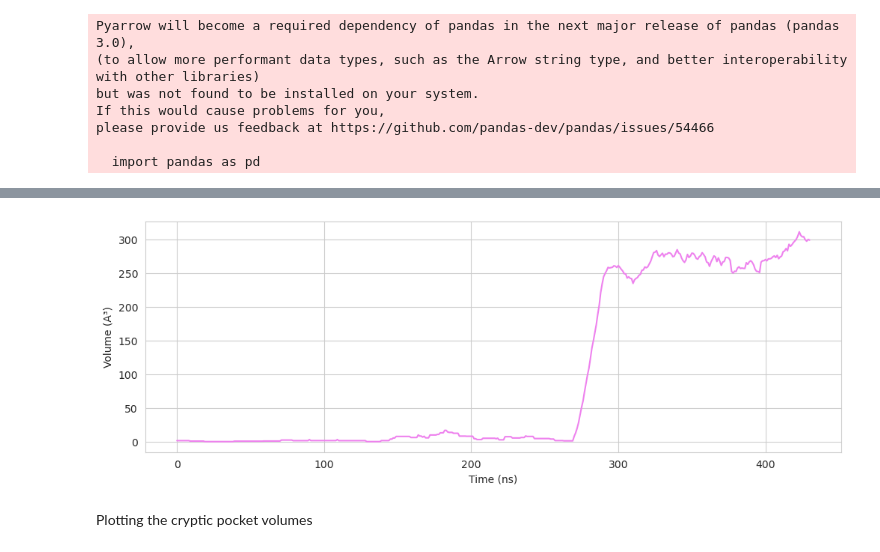
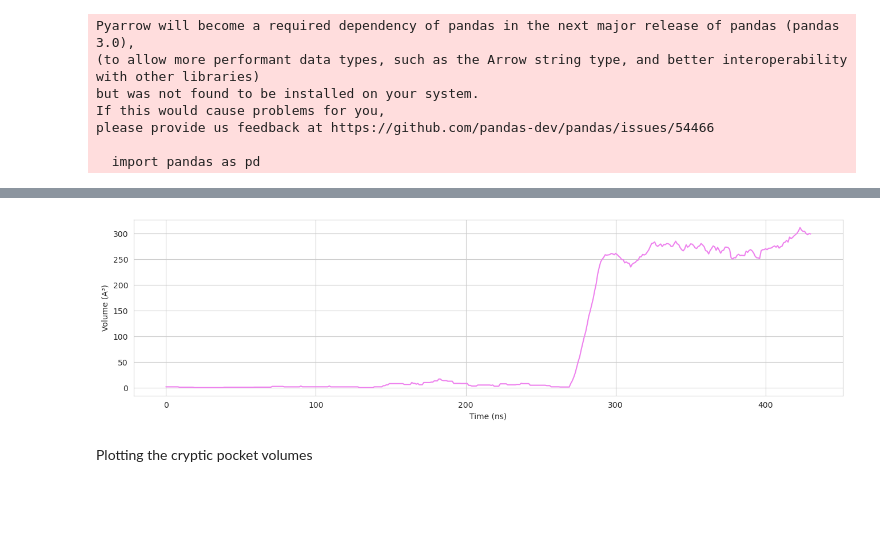
Before and after one commit to alexpergar-phd/pocket_project, a Jupyter notebook: 02_cryptic_pocket_detection/cryptic_pocket_detection.ipynb, the cells around one changed output, grey strips where cells are left out. Drawn from its saved outputs; the diff is of its cells as text; code cells hidden in the pictures; blank space fills up the shorter version.

Commit message:
updated paths and rerun analysis

```diff
--- a/02_cryptic_pocket_detection/cryptic_pocket_detection.ipynb
+++ b/02_cryptic_pocket_detection/cryptic_pocket_detection.ipynb
@@ -18,7 +18,7 @@ please provide us feedback at https://github.com/pandas-dev/pandas/issues/54466
 
   import pandas as pd
 # %%
-pocket_dir = "/home/alex/Desktop/pockets_mounted/"
+pocket_dir = "/home/alex/sshfs_mountpoints/mdpocket_oversized/"
 # %%
 def read_descriptors_file(file_path):
     """
@@ -243,7 +243,7 @@ def plot_volumes(dynid, trajid, pocketid, window_size=20):
         pocketid (int): The pocket ID.
         window_size (int): The size of the moving average window.
     """
-    file = f"/home/alex/Desktop/mdpocket_oversized_mount_tmp/{trajid}_trj_{dynid}.xtc_mdpocket/descriptorPockets_{trajid}_trj_{dynid}.xtc/pocket_num_{pocketid}_descriptors.txt"
+    file = os.path.join(pocket_dir, f"{trajid}_trj_{dynid}.xtc_mdpocket/descriptorPockets_{trajid}_trj_{dynid}.xtc/pocket_num_{pocketid}_descriptors.txt")
     values_dict = read_descriptors_file(file)
     volumes = list(map(float, values_dict['pock_volume'])) # Convert to float
     smoothed_volume = moving_average(volumes, window_size=window_size)
@@ -322,9 +340,10 @@ NameError: name 'pocket_dir' is not defined
 # %%
-plt.figure(figsize=(12, 4))
+plt.figure(figsize=(16, 4))
 sns.set_style("whitegrid")
 plot_volumes(dynid=143, trajid=11357, pocketid=12)
+plt.savefig("/home/alex/sshfs_mountpoints/verde/Documents/pocket_tool/results/01_case_study/01_making_images/adrb1/4bvn/dyn143_traj11357/pocket_12_dyn143_traj11357.svg")
 # %% [output]
-[figure, old version]
+[figure, new version]
 # %% [markdown]
 Plotting the cryptic pocket volumes
 # %%
```
Also changed, not shown: parts of 1 cell of this notebook, 2 other files.
